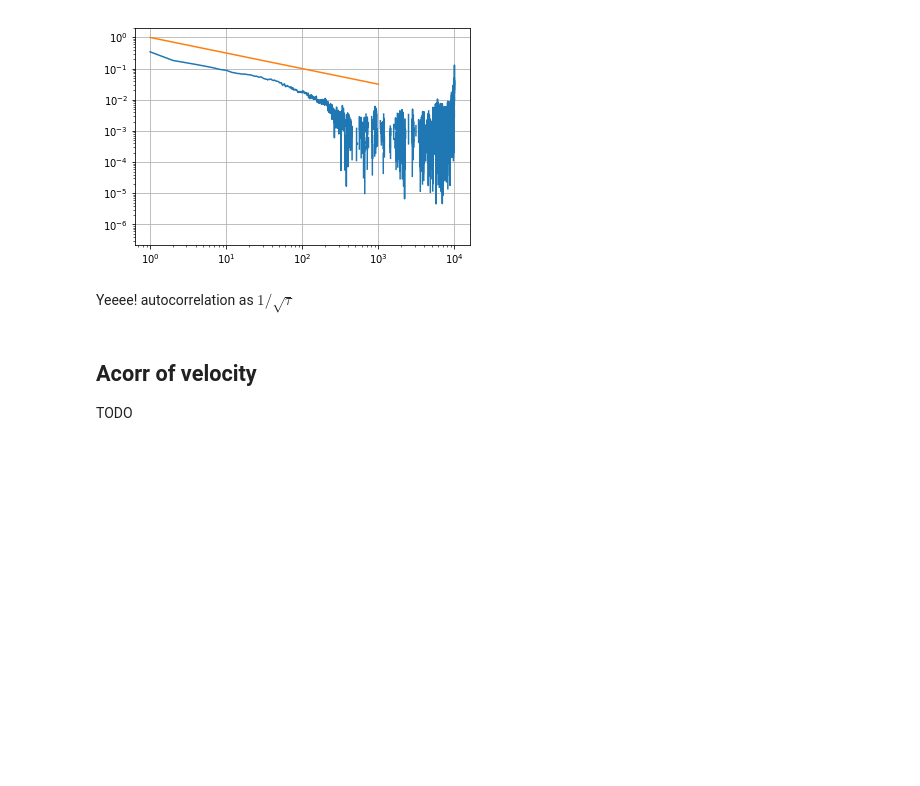
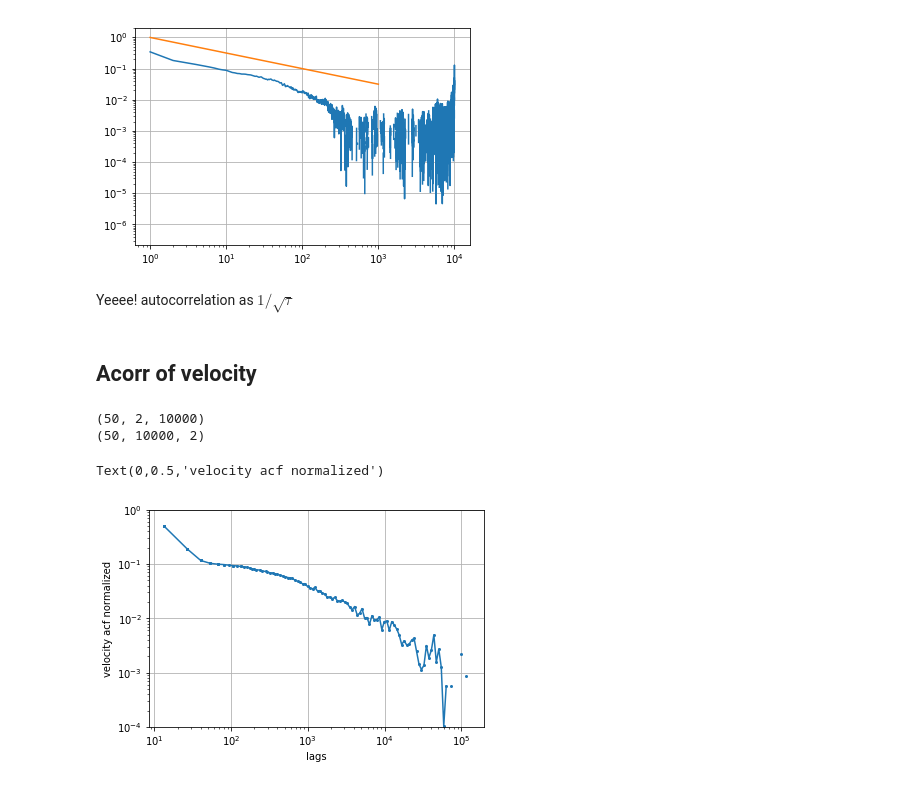
Before and after one commit to shrokmel/streaming, a Jupyter notebook: ok.ipynb, the cells around one changed output. Saved outputs shown, nothing was run; the diff lists cells and outputs as text; code cells hidden in the pictures; blank space fills up the shorter version.

Commit message:
velocity acf done

```diff
--- a/ok.ipynb
+++ b/ok.ipynb
@@ -231,4 +231,54 @@ plt.grid()
 Yeeee! autocorrelation as $1/\sqrt\tau$
 # %% [markdown]
 ## Acorr of velocity
-TODO
+# %%
+def acfNd(v,n_lags=125):
+    """
+        inspired from vacf.py in this repo
+        shape of v: [time,dimensions]
+        does dot product in dimensions higher than 1
+    """
+
+    v = np.asarray(v,dtype=np.float) # make sure we have the right tipe
+    lags_n = v.shape[0]
+    lags_v = [int(l) for l in np.logspace(0,np.log10(lags_n),n_lags) if int(l) < lags_n]
+
+    acf = np.zeros((len(lags_v),2))
+
+    variance = np.sum(v*v,axis=1).mean()
+
+    for i,lagv in enumerate(lags_v):
+        v_corr = np.sum(v[:-lagv]*v[lagv:],axis=1).mean()
+
+        acf[i,0] = lagv
+        acf[i,1] = v_corr
+
+    return acf/variance
+# %%
+print (velocity.shape)
+velocity =velocity.transpose(0,2,1)
+print (velocity.shape)
+# %% [output]
+(50, 2, 10000)
+(50, 10000, 2)
+# %%
+try:
+    # "async" as long as numpy releases GIL here and there or process pool is used
+    from concurrent import futures
+    with futures.ProcessPoolExecutor(max_workers=4) as executor:
+        vcorr = executor.map(acfNd,velocity)
+        vcorr = list(vcorr)
+except ImportError:
+    print ("you don't have futures??? ")
+    vcorr = [acfNd(j,n_lags=125) for j in velocity]
+# %%
+vcorr = np.asarray(vcorr).mean(axis=0)
+# %%
+plt.grid(1)
+plt.loglog(vcorr.T[0],vcorr.T[1],'-o',ms=2)
+plt.ylim(1e-4,1)
+plt.xlabel('lags')
+plt.ylabel('velocity acf normalized')
+# %% [output]
+Text(0,0.5,'velocity acf normalized')
+[figure, added]
```
